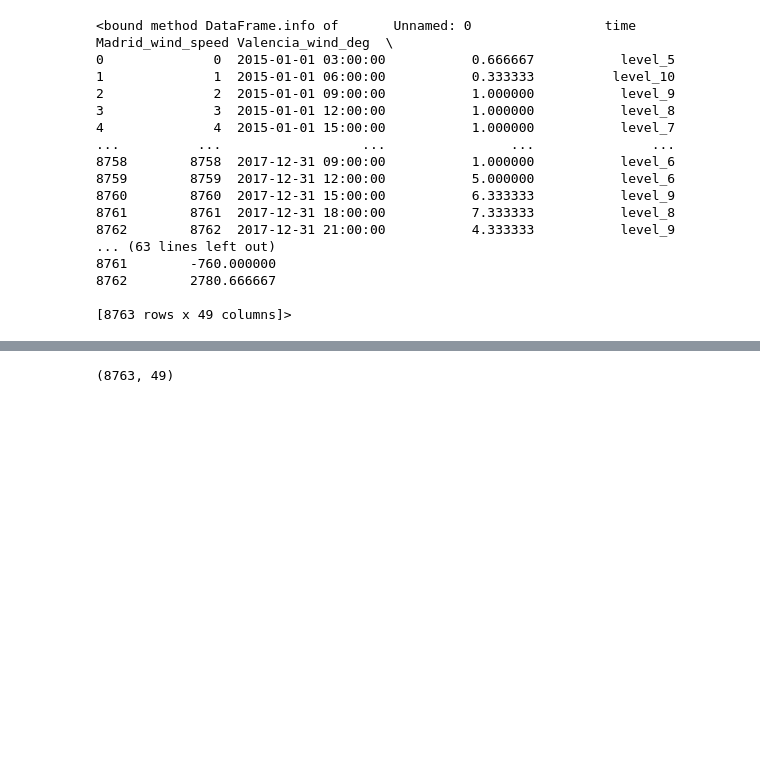
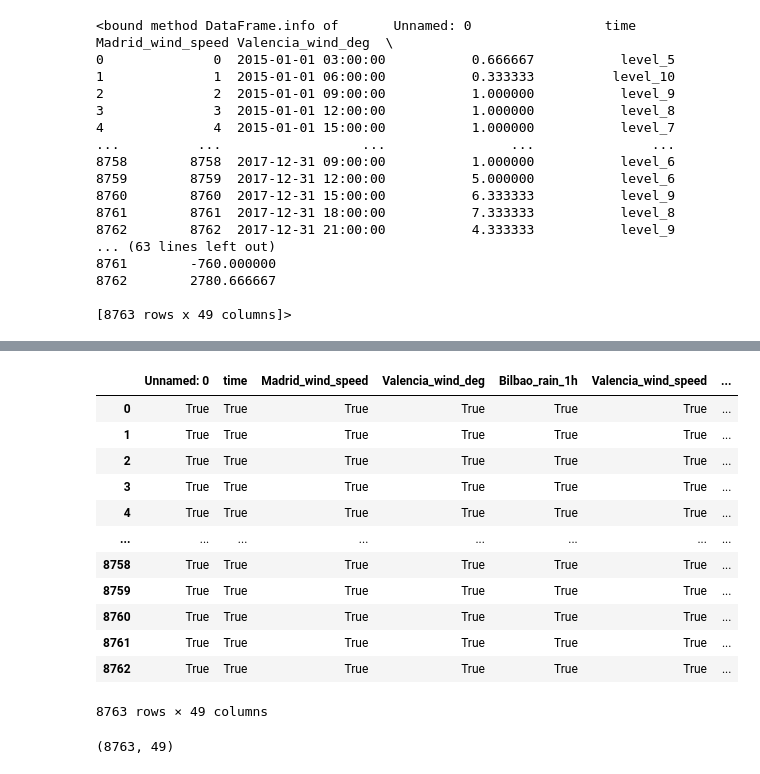
Before and after one commit to Explore-AI/load-shortfall-regression-predict-api, a Jupyter notebook: Advanced-Regression-Starter-Data/starter-notebook.ipynb, the cells around one changed output, grey strips where cells are left out. Drawn from its saved outputs; the diff is of its cells as text; code cells hidden in the pictures; blank space fills up the shorter version.

```diff
--- a/Advanced-Regression-Starter-Data/starter-notebook.ipynb
+++ b/Advanced-Regression-Starter-Data/starter-notebook.ipynb
@@ -128,3 +172,20 @@ train_data.info # overview dataset information for train_data
+# %%
+#checcking non missing values
+train_data.notnull()
+# %% [output]
+|  | Unnamed: 0 | time | Madrid_wind_speed | Valencia_wind_deg | Bilbao_rain_1h | Valencia_wind_speed | ... |
+| 0 | True | True | True | True | True | True | ... |
+| 1 | True | True | True | True | True | True | ... |
+| 2 | True | True | True | True | True | True | ... |
+| 3 | True | True | True | True | True | True | ... |
+| 4 | True | True | True | True | True | True | ... |
+| ... | ... | ... | ... | ... | ... | ... | ... |
+| 8758 | True | True | True | True | True | True | ... |
+| 8759 | True | True | True | True | True | True | ... |
+| 8760 | True | True | True | True | True | True | ... |
+| 8761 | True | True | True | True | True | True | ... |
+| 8762 | True | True | True | True | True | True | ... |
+8763 rows × 49 columns
 # %%
 train_data.shape # the shape of train_data
 # %% [output]
```
Also changed, not shown: parts of 9 cells of this notebook.
